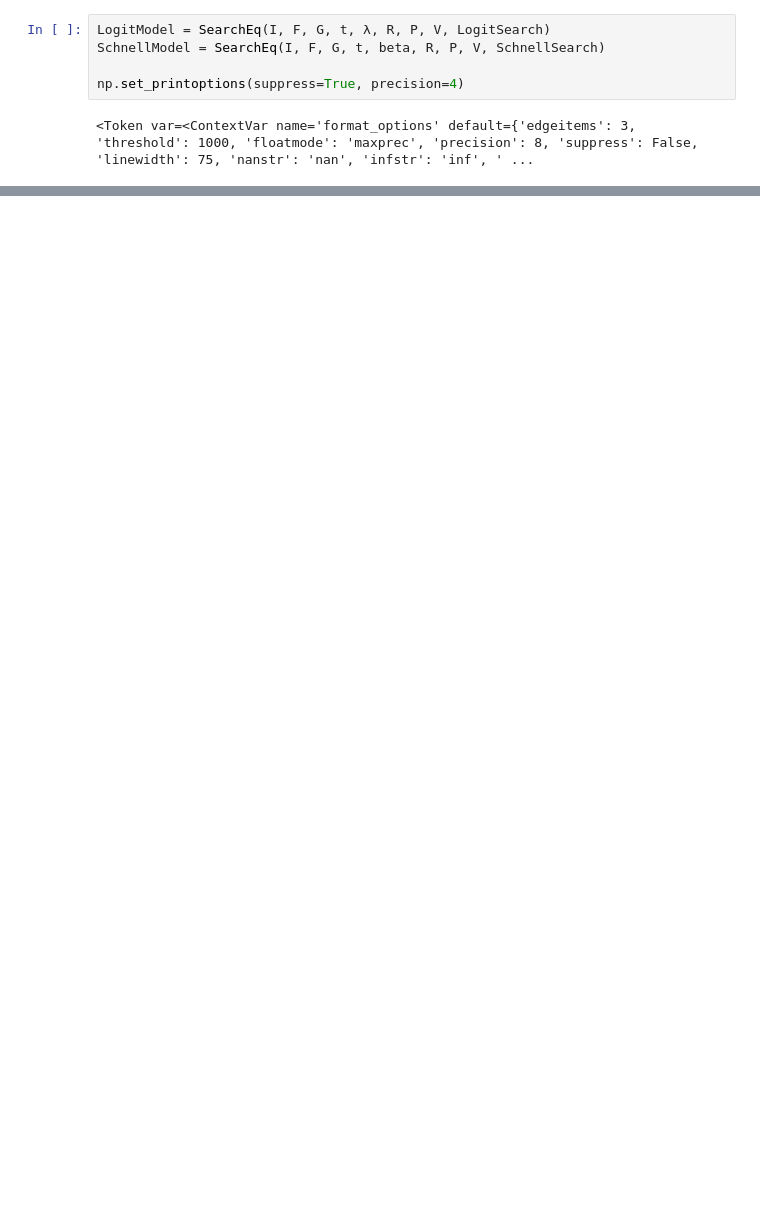
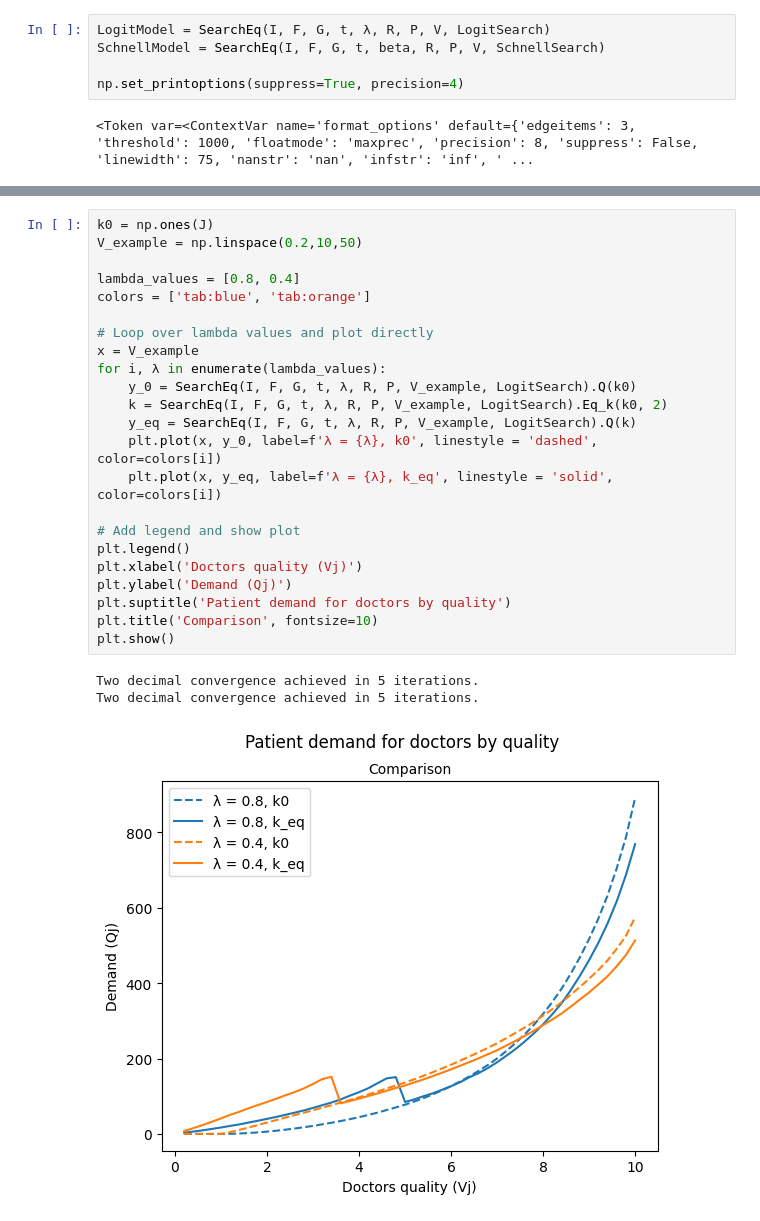
Before and after one commit to LeonTagle/Thesis-Models, a Jupyter notebook: Models.ipynb, the cells around one changed output, grey strips where cells are left out. Cells and saved outputs as stored; diff of their text form; blank space fills up the shorter version.

```diff
--- a/Models.ipynb
+++ b/Models.ipynb
@@ -764,0 +686,27 @@ graph_component_i(custom_function, k0, i_values=[30], start=0.1, stop=1.5, num_p
+# %%
+k0 = np.ones(J)
+V_example = np.linspace(0.2,10,50)
+
+lambda_values = [0.8, 0.4]
+colors = ['tab:blue', 'tab:orange']
+
+# Loop over lambda values and plot directly
+x = V_example
+for i, λ in enumerate(lambda_values):
+    y_0 = SearchEq(I, F, G, t, λ, R, P, V_example, LogitSearch).Q(k0)
+    k = SearchEq(I, F, G, t, λ, R, P, V_example, LogitSearch).Eq_k(k0, 2)
+    y_eq = SearchEq(I, F, G, t, λ, R, P, V_example, LogitSearch).Q(k)
+    plt.plot(x, y_0, label=f'λ = {λ}, k0', linestyle = 'dashed', color=colors[i])
+    plt.plot(x, y_eq, label=f'λ = {λ}, k_eq', linestyle = 'solid', color=colors[i])
+
+# Add legend and show plot
+plt.legend()
+plt.xlabel('Doctors quality (Vj)')
+plt.ylabel('Demand (Qj)')
+plt.suptitle('Patient demand for doctors by quality')
+plt.title('Comparison', fontsize=10)
+plt.show()
+# %% [output]
+Two decimal convergence achieved in 5 iterations.
+Two decimal convergence achieved in 5 iterations.
+[figure, added]
```
Also changed, not shown: parts of 25 cells of this notebook.
